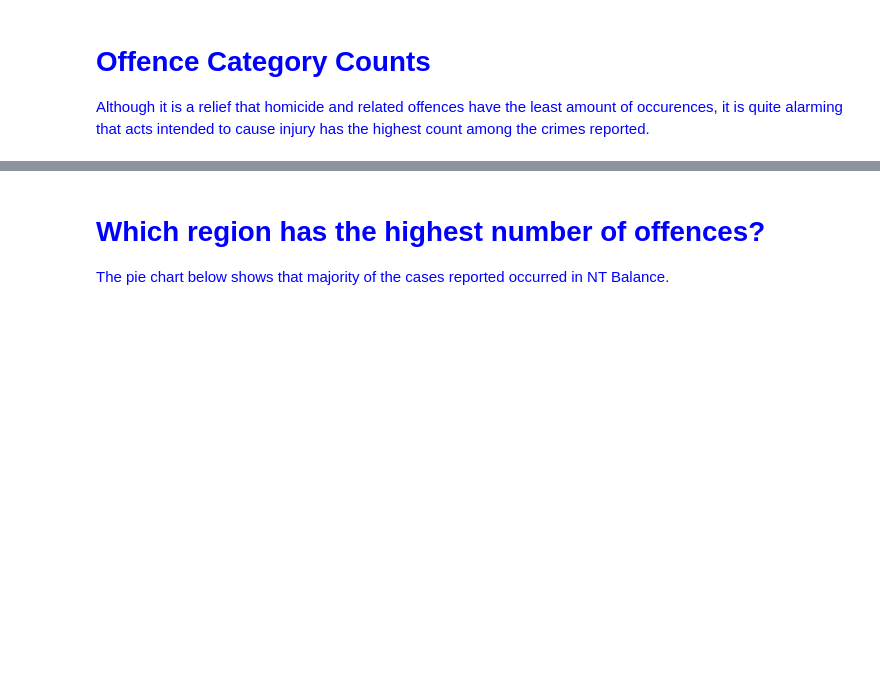
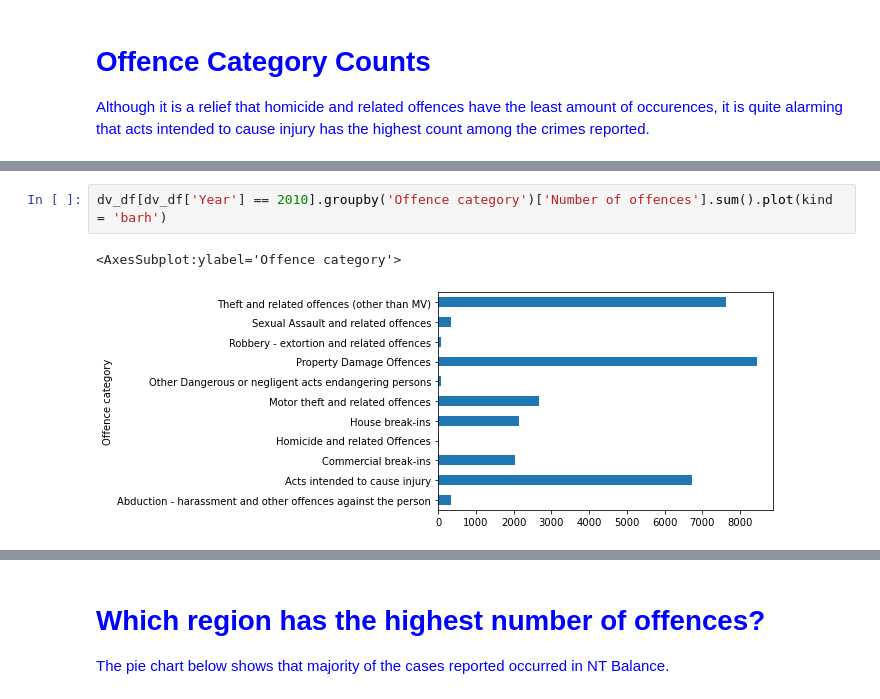
Before and after one commit to ShantiRoseCodes/solo_project, a Jupyter notebook: Domestic Violence.ipynb, the cells around one changed output, grey strips where cells are left out. Cells and saved outputs as stored; diff of their text form; blank space fills up the shorter version.

```diff
--- a/Domestic Violence.ipynb
+++ b/Domestic Violence.ipynb
@@ -170,0 +178,5 @@ dv_df[['Offence category']].value_counts().plot(kind='barh')
+# %%
+dv_df[dv_df['Year'] == 2010].groupby('Offence category')['Number of offences'].sum().plot(kind = 'barh')
+# %% [output]
+<AxesSubplot:ylabel='Offence category'>
+[figure, added]
```
Also changed, not shown: parts of 26 cells of this notebook, 1 other file.
